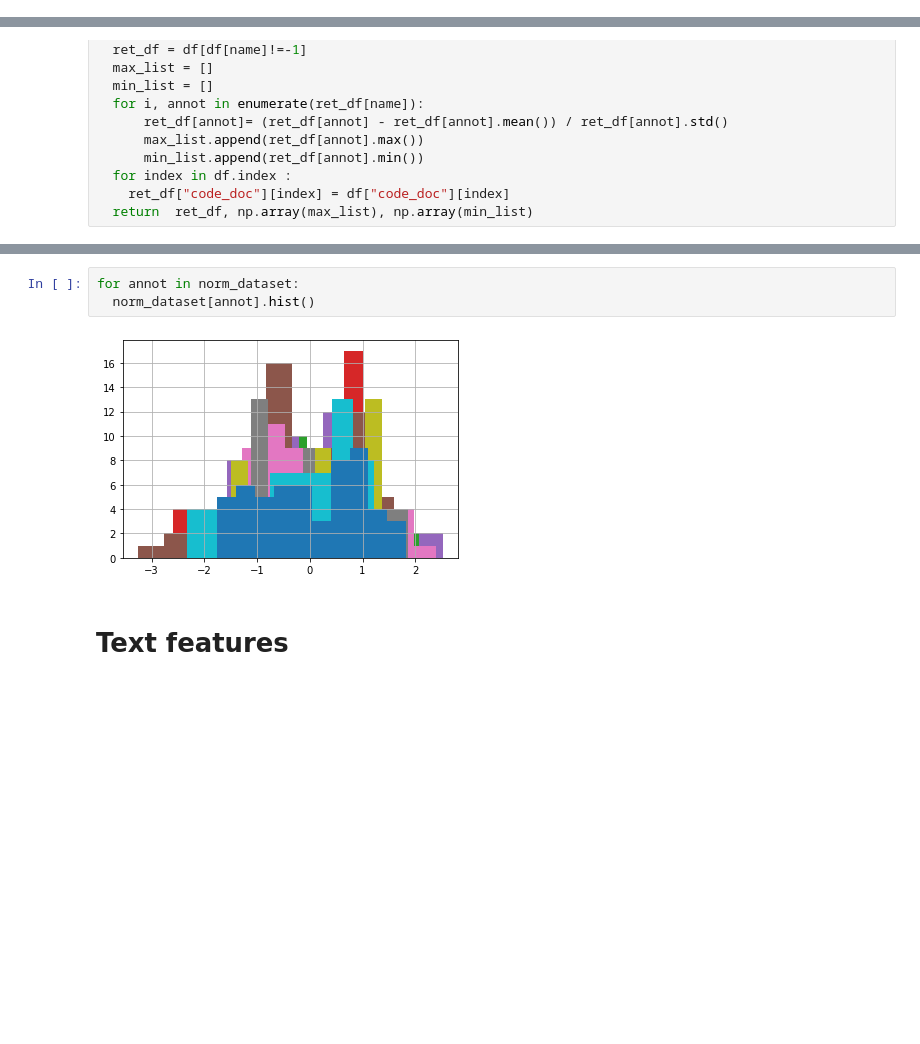
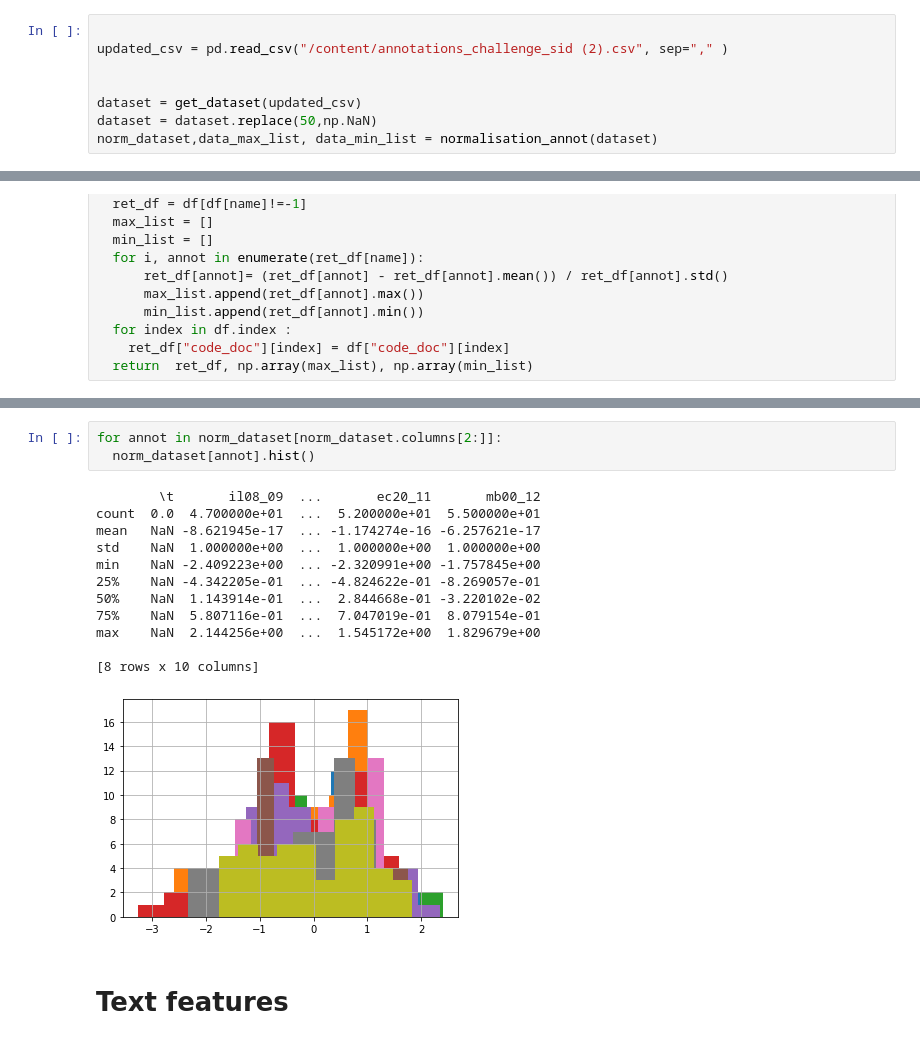
Before and after one commit to vincentnam/Project-Archean, a Jupyter notebook: ChallengeM2SID_2019.ipynb, the cells around one changed output, grey strips where cells are left out. Cells and saved outputs as stored; diff of their text form; blank space fills up the shorter version.

```diff
--- a/ChallengeM2SID_2019.ipynb
+++ b/ChallengeM2SID_2019.ipynb
@@ -143,6 +138,14 @@ def ret_max_docid(medium, only_commented):
   medium = medium.replace(-1.,np.NaN)
   # Return the list of couple (doc_id, evaluation max of complexity)
   return [(row[1],row[2:].mean()) for index,row in medium.iterrows() ]
+# %%
+
+updated_csv = pd.read_csv("/content/annotations_challenge_sid (2).csv", sep="," )
+
+
+dataset = get_dataset(updated_csv)
+dataset = dataset.replace(50,np.NaN)
+norm_dataset,data_max_list, data_min_list = normalisation_annot(dataset)
 # %%
 
 # Annotation file reading
@@ -283,10 +248,21 @@ norm_dataset.describe()
 | 75% | NaN | 6.470959e-01 | 7.099775e-01 | 7.094664e-01 | 7.961419e-01 | 0.715332 | 8.259819e-01 | 1.003901e+00 | 7.284824e-01 | 8.079154e-01 |
 | max | NaN | 2.355661e+00 | 1.003577e+00 | 2.516228e+00 | 1.593444e+00 | 2.385072 | 1.858124e+00 | 1.359498e+00 | 1.607416e+00 | 1.829679e+00 |
 # %%
-for annot in norm_dataset:
+for annot in norm_dataset[norm_dataset.columns[2:]]:
   norm_dataset[annot].hist()
 # %% [output]
+        \t       il08_09  ...       ec20_11       mb00_12
+count  0.0  4.700000e+01  ...  5.200000e+01  5.500000e+01
+mean   NaN -8.621945e-17  ... -1.174274e-16 -6.257621e-17
+std    NaN  1.000000e+00  ...  1.000000e+00  1.000000e+00
+min    NaN -2.409223e+00  ... -2.320991e+00 -1.757845e+00
+25%    NaN -4.342205e-01  ... -4.824622e-01 -8.269057e-01
+50%    NaN  1.143914e-01  ...  2.844668e-01 -3.220102e-02
+75%    NaN  5.807116e-01  ...  7.047019e-01  8.079154e-01
+max    NaN  2.144256e+00  ...  1.545172e+00  1.829679e+00
+
+[8 rows x 10 columns]
-[figure, old version]
+[figure, new version]
 # %% [markdown]
 # Text features
 # %%
```
Also changed, not shown: parts of 29 cells of this notebook.
